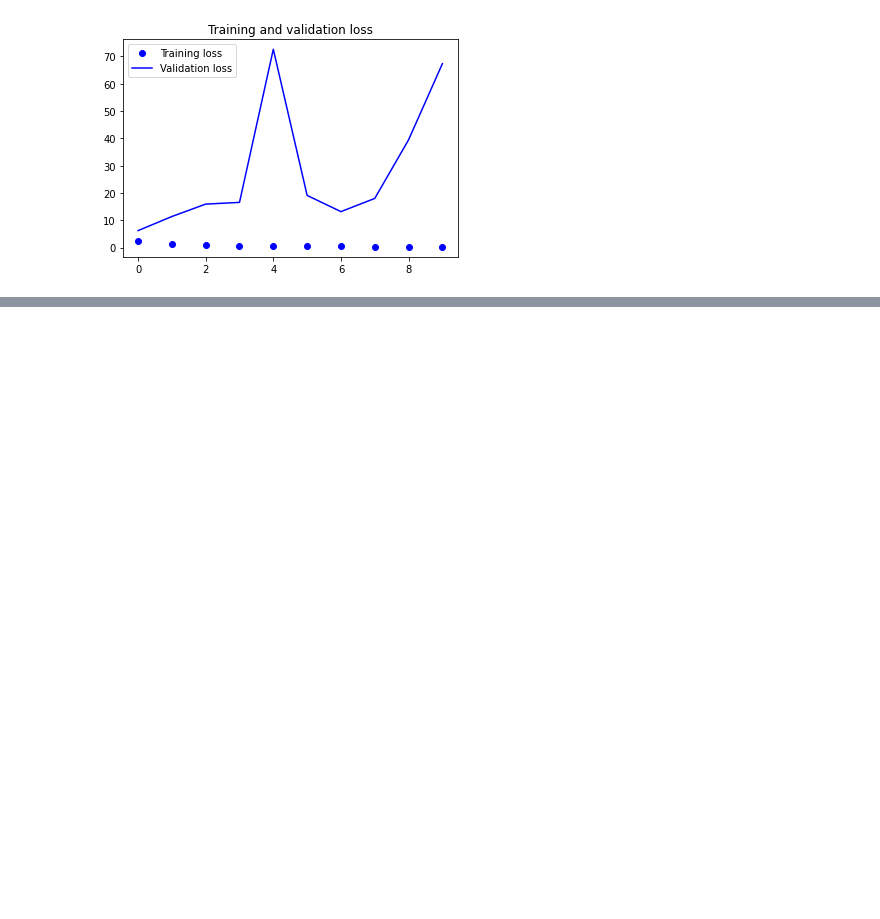
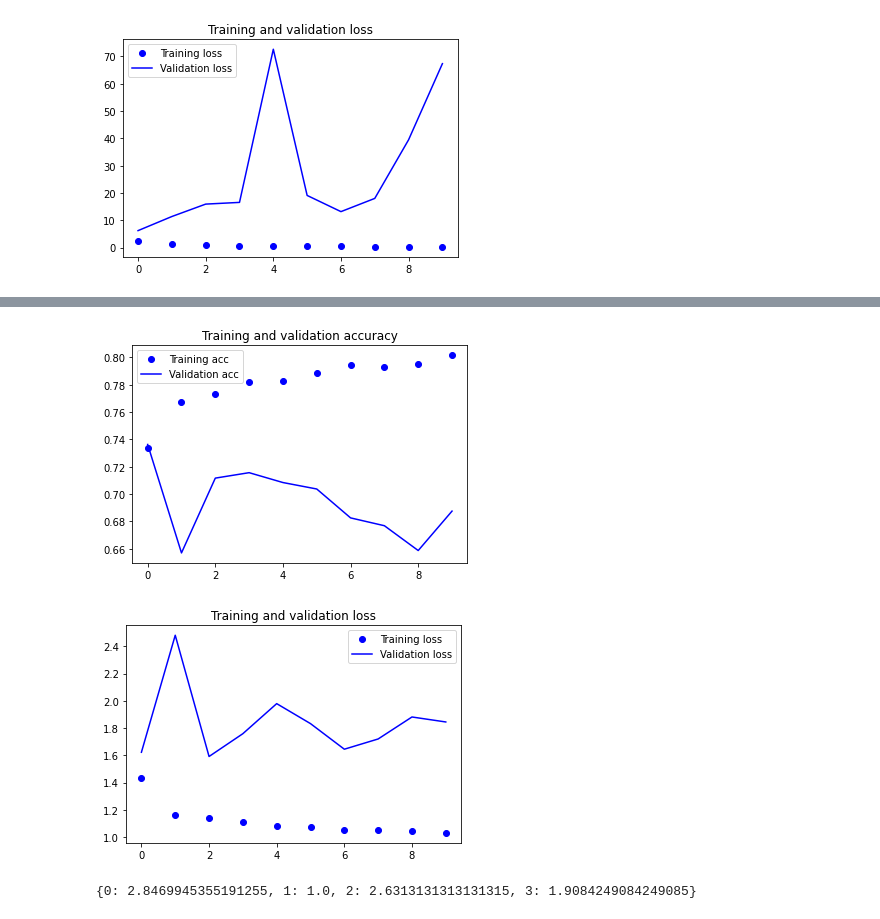
Before and after one commit to nopynospy/cnn_paddy_leaf, a Jupyter notebook: coffee_leaf.ipynb, the cells around one changed output, grey strips where cells are left out. Drawn from its saved outputs; the diff is of its cells as text; code cells hidden in the pictures; blank space fills up the shorter version.

```diff
--- a/coffee_leaf.ipynb
+++ b/coffee_leaf.ipynb
@@ -445 +437,21 @@ vgg_model1.compile(loss='categorical_crossentropy',
+# %%
+import keras
+from keras.models import Sequential
+from keras.layers import Conv2D, MaxPooling2D, Dense, Flatten, Dropout
+from tensorflow.keras import optimizers, Input
+
+conv_model2 = keras.models.Sequential()
+conv_model2.add(Input(shape=(331, 331, 3), name="Input_layer"))
+conv_model2.add(Conv2D(16, (7, 7), name="Convolutional_layer"))
+conv_model2.add(MaxPooling2D(16, (3, 3), name="MaxPooling2D_layer"))
+conv_model2.add(Dense(100, name="Dense_layer_1"))
+conv_model2.add(Dense(50, name="Dense_layer_2"))
+conv_model2.add(Dense(10, name="Dense_layer_3"))
+conv_model2.add(Flatten(name='flattened'))
+conv_model2.add(Dropout(0.3, name='dropout'))
+conv_model2.add(Dense(4, activation='softmax'))
+
+conv_model2.compile(loss='categorical_crossentropy',
+              optimizer=optimizers.RMSprop(lr=0.0001),
+              metrics=[METRICS])
 # %%
@@ -492,5 +477,5 @@ _________________________________________________________________
 # %%
-vgg_history = vgg_model1.fit(
+conv2_history = conv_model2.fit(
       train_generator,
       epochs=10,
       validation_data=test_generator)
@@ -500,23 +503,38 @@ KeyboardInterrupt: ignored
 # %%
 import matplotlib.pyplot as plt
 
-vgg_accuracy = vgg_history.history['accuracy']
-vgg_val_acc = vgg_history.history['val_accuracy']
-vgg_loss = vgg_history.history['loss']
-vgg_val_loss = vgg_history.history['val_loss']
+conv_accuracy2 = conv2_history.history['accuracy']
+conv_val_acc2 = conv2_history.history['val_accuracy']
+conv_loss2 = conv2_history.history['loss']
+conv_val_loss2 = conv2_history.history['val_loss']
 
-epochs = range(len(vgg_accuracy))
+epochs = range(len(conv_accuracy2))
 
-plt.plot(epochs, vgg_accuracy, 'bo', label='Training acc')
-plt.plot(epochs, vgg_val_acc, 'b', label='Validation acc')
+plt.plot(epochs, conv_accuracy2, 'bo', label='Training acc')
+plt.plot(epochs, conv_val_acc2, 'b', label='Validation acc')
 plt.title('Training and validation accuracy')
 plt.legend()
 
 plt.figure()
 
-plt.plot(epochs, vgg_loss, 'bo', label='Training loss')
-plt.plot(epochs, vgg_val_loss, 'b', label='Validation loss')
+plt.plot(epochs, conv_loss2, 'bo', label='Training loss')
+plt.plot(epochs, conv_val_loss2, 'b', label='Validation loss')
 plt.title('Training and validation loss')
 plt.legend()
 
 plt.show()
+# %% [output]
+[figure, added]
+[figure, added]
+# %%
+# https://stackoverflow.com/questions/42586475/is-it-possible-to-automatically-infer-the-class-weight-from-flow-from-directory
+
+from collections import Counter
+
+counter = Counter(train_generator.classes)
+max_val = float(max(counter.values()))
+class_weights = {class_id : max_val/num_images for class_id, num_images in counter.items()}
+
+class_weights
+# %% [output]
+{0: 2.8469945355191255, 1: 1.0, 2: 2.6313131313131315, 3: 1.9084249084249085}
```
Also changed, not shown: parts of 48 cells of this notebook.
